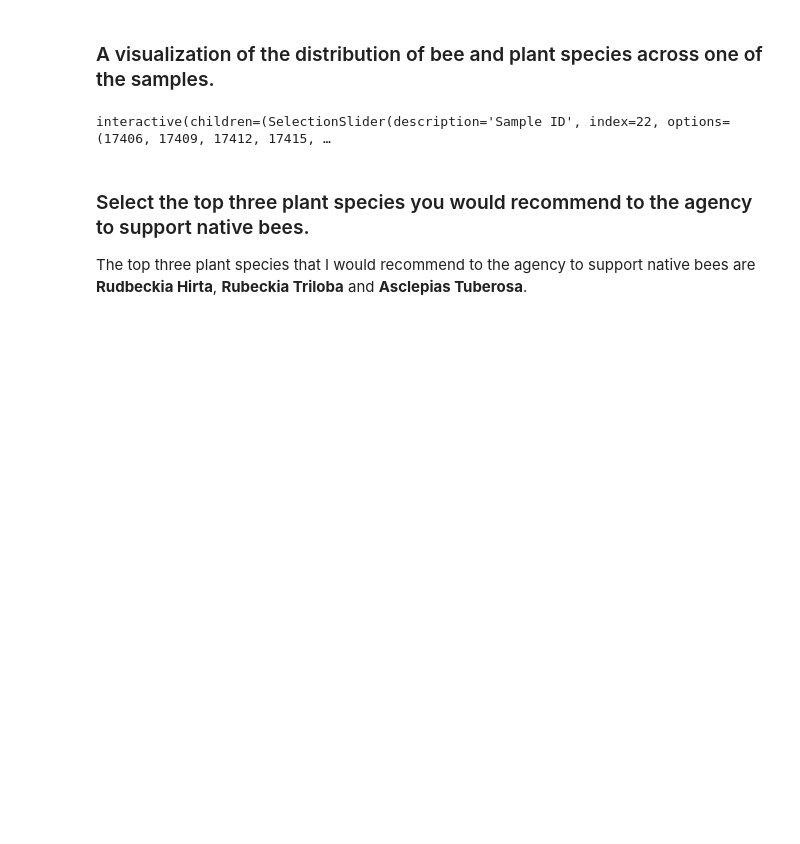
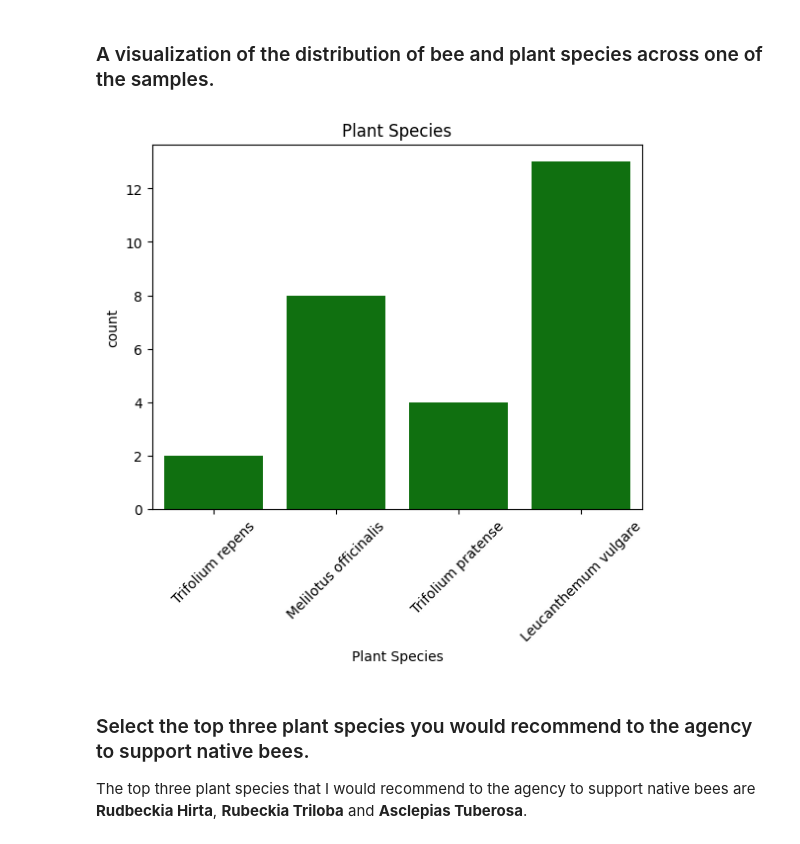
Before and after one commit to ccdarvin/competitions, a Jupyter notebook: datacamp/Bee friendly plants/notebook.ipynb, the cells around one changed output. Cells and saved outputs as stored; diff of their text form; code cells hidden in the pictures; blank space fills up the shorter version.

Commit message:
remove slide

```diff
--- a/datacamp/Bee friendly plants/notebook.ipynb
+++ b/datacamp/Bee friendly plants/notebook.ipynb
@@ -106,30 +106,21 @@ How we can to see en before table the speceis of plant that are preferred by nat
 # %% [markdown]
 ### A visualization of the distribution of bee and plant species across one of the samples.
 # %%
-# select a random sample
-import ipywidgets as widgets
-from ipywidgets import interact
-
 # drop na of plant species
 data_samples = data.dropna(subset=["plant_species"])
 
-# create selection slider
-selection = widgets.SelectionSlider(
-    options=data_samples["sample_id"].unique(),
-    value=data_samples["sample_id"].sample().values[0],
-    description="Sample ID",
-)
 
-@interact(sample_id=selection)
-def show_sample(sample_id):
-    # graph sample
-    sample = data_samples[data_samples["sample_id"] == sample_id]
-    sns.countplot(x="plant_species", data=sample, color="green")
-    plt.title("Plant Species")
-    plt.xticks(rotation=45)
-    plt.show()
+# random sample
+sample_id = data_samples["sample_id"].sample().values[0]
+
+sample = data_samples[data_samples["sample_id"] == sample_id]
+sns.countplot(x="plant_species", data=sample, color="green")
+plt.title("Plant Species")
+plt.xlabel("Plant Species")
+plt.xticks(rotation=45)
+plt.show()
 # %% [output]
-interactive(children=(SelectionSlider(description='Sample ID', index=22, options=(17406, 17409, 17412, 17415, …
+[figure, added]
 # %% [markdown]
 ### Select the top three plant species you would recommend to the agency to support native bees.
 
```
